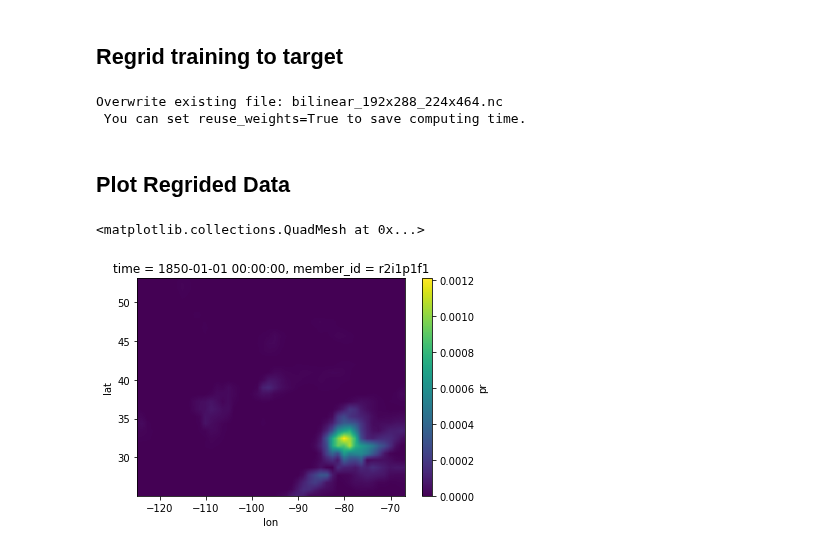
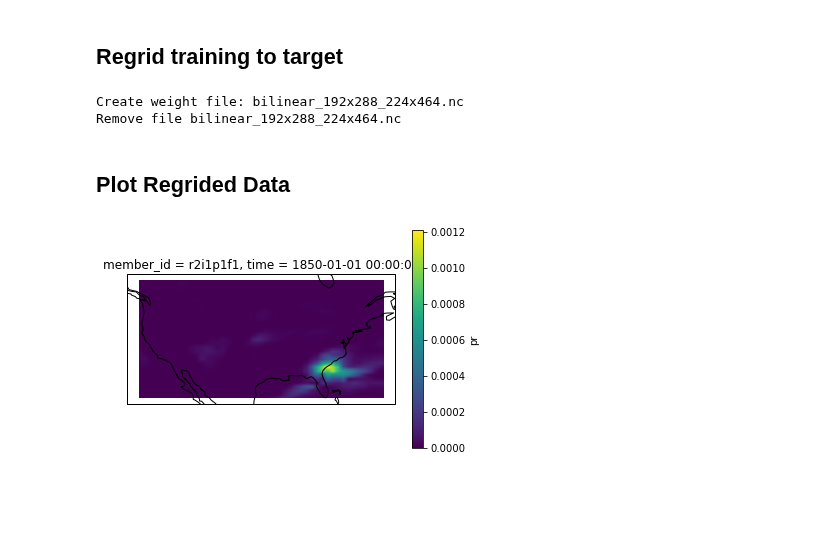
Before and after one commit to EricKeenan/cmip6-downscalling, a Jupyter notebook: notebooks/Regrid.ipynb, the cells around one changed output. Cells and saved outputs as stored; diff of their text form; code cells hidden in the pictures; blank space fills up the shorter version.

Commit message:
Implemented dask in regridding notebook

```diff
--- a/notebooks/Regrid.ipynb
+++ b/notebooks/Regrid.ipynb
@@ -32,10 +30,11 @@ tgt_grid = xr.Dataset({'lat': (['lat'], target['lat']),
 cat = intake.open_esm_datastore("../catalogs/glade-cmip6.json")
 cat = cat.search(experiment_id = ['historical'], source_id = ['CESM2'], \
                  table_id = ['day'], variable_id = ['pr'], member_id = ['r2i1p1f1'])
-src = cat.to_dataset_dict()
-data = src['CMIP.NCAR.CESM2.historical.day.gn']['pr']
+cat.df.head()
 
-# Define CMIP6 grid
-src_grid = xr.Dataset({'lat': (['lat'], data['lat']),
-                      'lon': (['lon'], data['lon'])})
+# Create dataset
+ds = cat.to_dataset_dict(cdf_kwargs={'chunks': {'time': 10}})
+ds = ds['CMIP.NCAR.CESM2.historical.day.gn']['pr']
+ds = ds[0, 0:50, : , :] # This is to make the dataset small!
+ds.data
 # %% [output]
@@ -59,18 +46,19 @@ cat.df.head()
 # %% [markdown]
 ## Regrid training to target
-# %%
-regridder = xe.Regridder(data.squeeze(), tgt_grid, 'bilinear')
-regridded_data = regridder(data.squeeze())
-# %% [output]
-Overwrite existing file: bilinear_192x288_224x464.nc
- You can set reuse_weights=True to save computing time.
+# %%
+regridder = xe.Regridder(ds, tgt_grid, 'bilinear')
+regridder.clean_weight_file()
+regridded_ds = regridder(ds)
+regridded_ds.data
+regridded_ds = regridded_ds.compute() # Applied regridding (no longer lazy!)
+# %% [output]
+Create weight file: bilinear_192x288_224x464.nc
+Remove file bilinear_192x288_224x464.nc
 # %% [markdown]
 ## Plot Regrided Data
 # %%
-regridded_data.isel(time = 0).plot()
-# ax = plt.axes(projection=ccrs.PlateCarree())
-# regridded_data.isel(time=0).plot.pcolormesh(ax=ax);
-# ax.coastlines();
+ax = plt.axes(projection=ccrs.PlateCarree())
+regridded_ds.isel(time=0).plot.pcolormesh(ax=ax);
+ax.coastlines();
 # %% [output]
-<matplotlib.collections.QuadMesh at 0x...>
-[figure, old version]
+[figure, new version]
```
Also changed, not shown: parts of 6 cells of this notebook, 3 other files.
